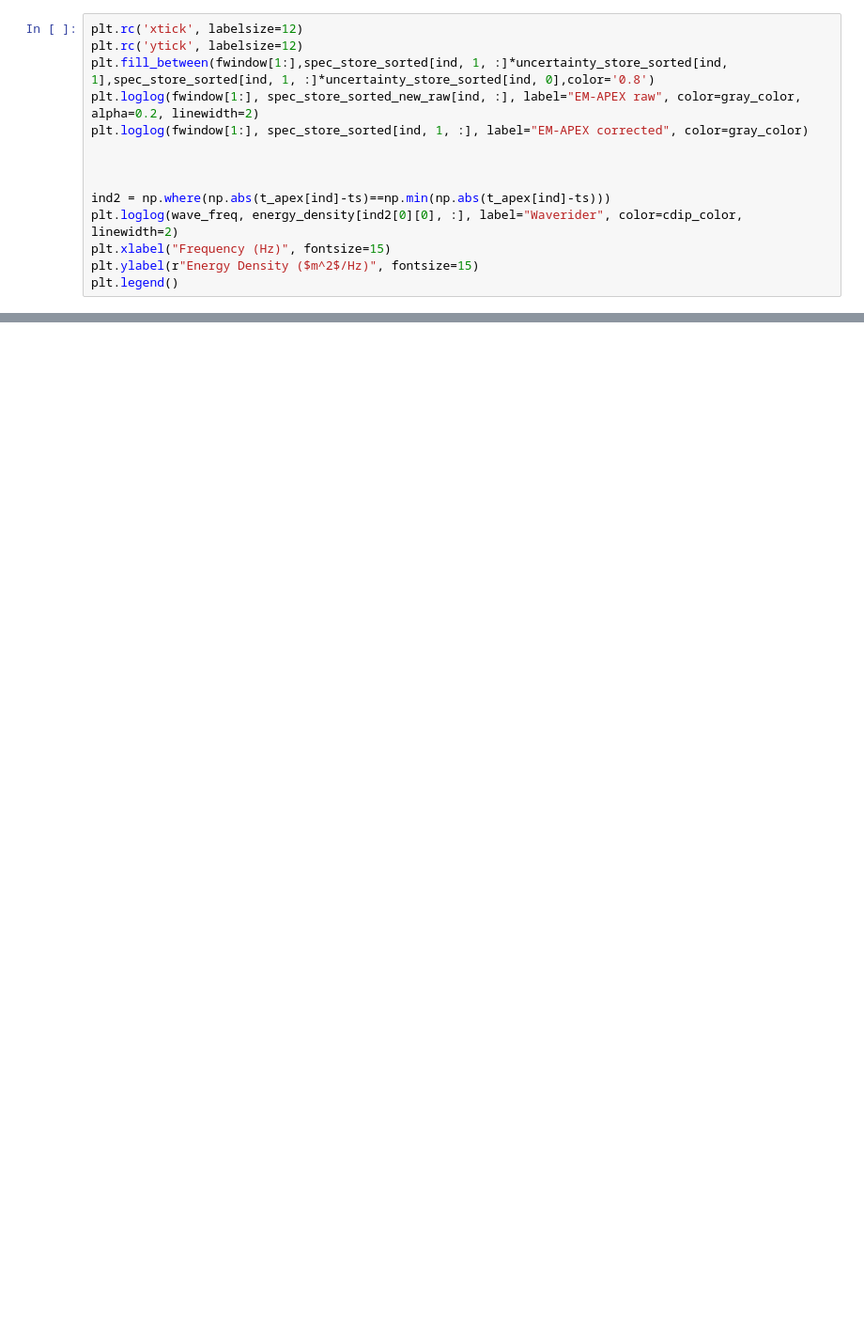
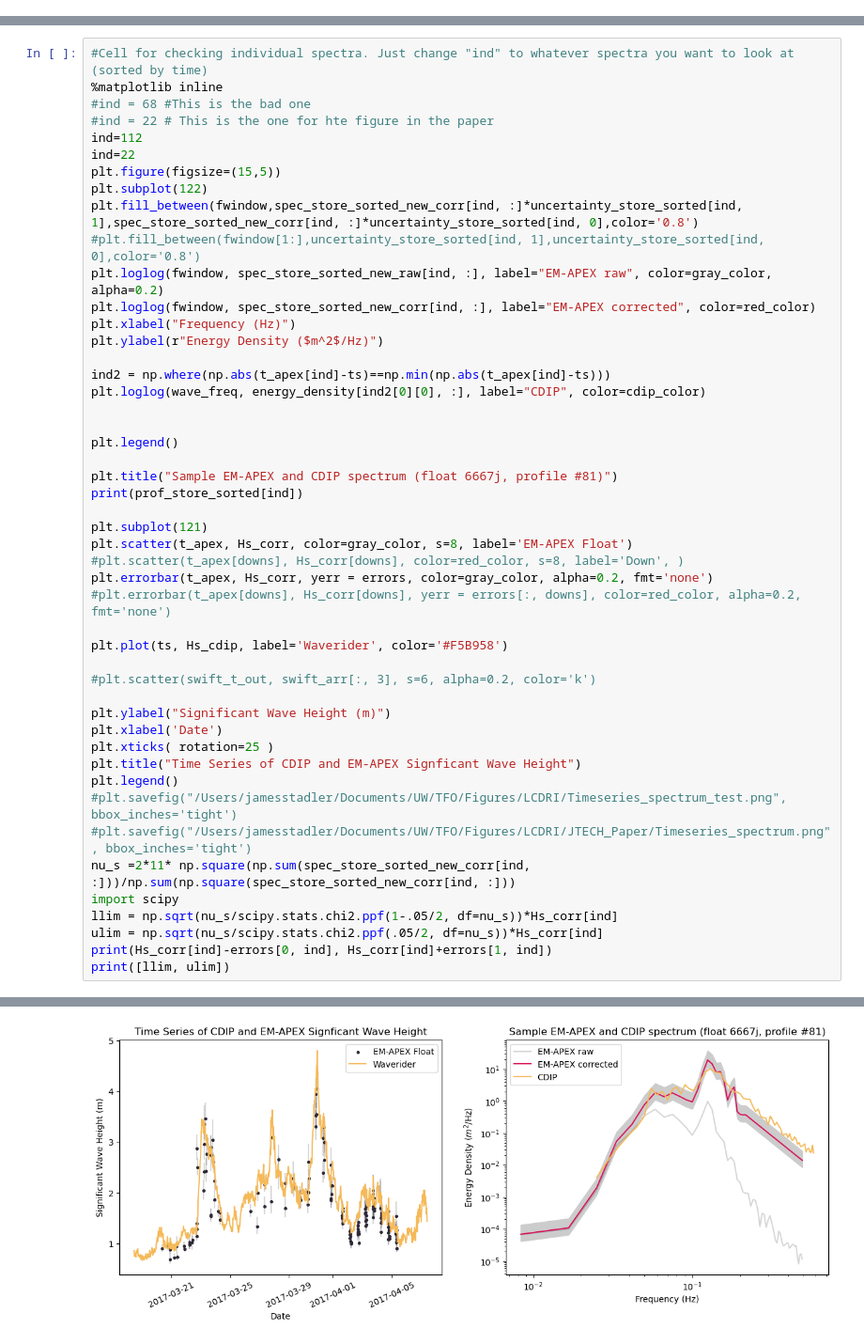
Before and after one commit to jjstadler/EMAPEX_WAVES, a Jupyter notebook: WaveProcessing/Process_LCDRI_1Hz.ipynb, the cells around one changed output, grey strips where cells are left out. Shown at 94% size. Drawn from its saved outputs; the diff is of its cells as text; blank space fills up the shorter version.

```diff
--- a/WaveProcessing/Process_LCDRI_1Hz.ipynb
+++ b/WaveProcessing/Process_LCDRI_1Hz.ipynb
@@ -1096,14 +355,0 @@ plt.legend()
-# %%
-plt.rc('xtick', labelsize=12)
-plt.rc('ytick', labelsize=12)
-plt.fill_between(fwindow[1:],spec_store_sorted[ind, 1, :]*uncertainty_store_sorted[ind, 1],spec_store_sorted[ind, 1, :]*uncertainty_store_sorted[ind, 0],color='0.8')
-plt.loglog(fwindow[1:], spec_store_sorted_new_raw[ind, :], label="EM-APEX raw", color=gray_color, alpha=0.2, linewidth=2)
-plt.loglog(fwindow[1:], spec_store_sorted[ind, 1, :], label="EM-APEX corrected", color=gray_color)
-
-
-
-ind2 = np.where(np.abs(t_apex[ind]-ts)==np.min(np.abs(t_apex[ind]-ts)))
-plt.loglog(wave_freq, energy_density[ind2[0][0], :], label="Waverider", color=cdip_color, linewidth=2)
-plt.xlabel("Frequency (Hz)", fontsize=15)
-plt.ylabel(r"Energy Density ($m^2$/Hz)", fontsize=15)
-plt.legend()
@@ -1755,0 +408,49 @@ Azr = AZ - np.nanmean(AZfits, axis=1)
+# %%
+#Cell for checking individual spectra. Just change "ind" to whatever spectra you want to look at (sorted by time)
+%matplotlib inline
+#ind = 68 #This is the bad one
+#ind = 22 # This is the one for hte figure in the paper
+ind=112
+ind=22
+plt.figure(figsize=(15,5))
+plt.subplot(122)
+plt.fill_between(fwindow,spec_store_sorted_new_corr[ind, :]*uncertainty_store_sorted[ind, 1],spec_store_sorted_new_corr[ind, :]*uncertainty_store_sorted[ind, 0],color='0.8')
+#plt.fill_between(fwindow[1:],uncertainty_store_sorted[ind, 1],uncertainty_store_sorted[ind, 0],color='0.8')
+plt.loglog(fwindow, spec_store_sorted_new_raw[ind, :], label="EM-APEX raw", color=gray_color, alpha=0.2)
+plt.loglog(fwindow, spec_store_sorted_new_corr[ind, :], label="EM-APEX corrected", color=red_color)
+plt.xlabel("Frequency (Hz)")
+plt.ylabel(r"Energy Density ($m^2$/Hz)")
+
+ind2 = np.where(np.abs(t_apex[ind]-ts)==np.min(np.abs(t_apex[ind]-ts)))
+plt.loglog(wave_freq, energy_density[ind2[0][0], :], label="CDIP", color=cdip_color)
+
+
+plt.legend()
+
+plt.title("Sample EM-APEX and CDIP spectrum (float 6667j, profile #81)")
+print(prof_store_sorted[ind])
+
+plt.subplot(121)
+plt.scatter(t_apex, Hs_corr, color=gray_color, s=8, label='EM-APEX Float')
+#plt.scatter(t_apex[downs], Hs_corr[downs], color=red_color, s=8, label='Down', )
+plt.errorbar(t_apex, Hs_corr, yerr = errors, color=gray_color, alpha=0.2, fmt='none')
+#plt.errorbar(t_apex[downs], Hs_corr[downs], yerr = errors[:, downs], color=red_color, alpha=0.2, fmt='none')
+
+plt.plot(ts, Hs_cdip, label='Waverider', color='#F5B958')
+
+#plt.scatter(swift_t_out, swift_arr[:, 3], s=6, alpha=0.2, color='k')
+
+plt.ylabel("Significant Wave Height (m)")
+plt.xlabel('Date')
+plt.xticks( rotation=25 )
+plt.title("Time Series of CDIP and EM-APEX Signficant Wave Height")
+plt.legend()
+#plt.savefig("/Users/jamesstadler/Documents/UW/TFO/Figures/LCDRI/Timeseries_spectrum_test.png", bbox_inches='tight')
+#plt.savefig("/Users/jamesstadler/Documents/UW/TFO/Figures/LCDRI/JTECH_Paper/Timeseries_spectrum.png", bbox_inches='tight')
+nu_s =2*11* np.square(np.sum(spec_store_sorted_new_corr[ind, :]))/np.sum(np.square(spec_store_sorted_new_corr[ind, :]))
+import scipy
+llim = np.sqrt(nu_s/scipy.stats.chi2.ppf(1-.05/2, df=nu_s))*Hs_corr[ind]
+ulim = np.sqrt(nu_s/scipy.stats.chi2.ppf(.05/2, df=nu_s))*Hs_corr[ind]
+print(Hs_corr[ind]-errors[0, ind], Hs_corr[ind]+errors[1, ind])
+print([llim, ulim])
+# %% [output]
@@ -1756 +460,2 @@ Azr = AZ - np.nanmean(AZfits, axis=1)
+[figure, added]
 # %%
```
Also changed, not shown: parts of 59 cells of this notebook, 2 other files.
